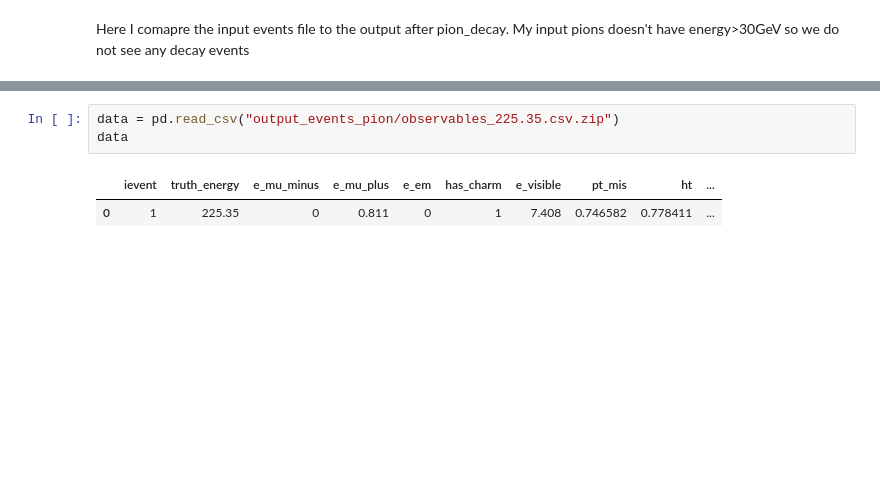
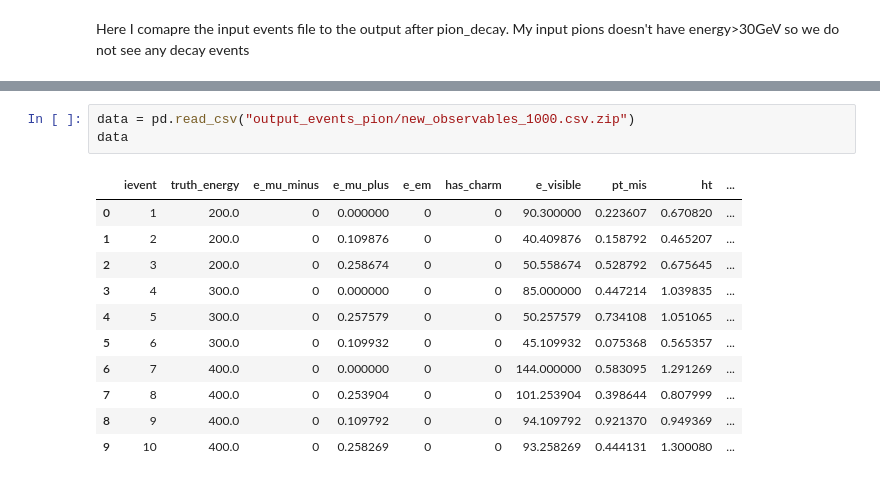
Before and after one commit to JyotismitaAdhikary/Mu_col_nu_portal, a Jupyter notebook: pion_decay.ipynb, the cells around one changed output, grey strips where cells are left out. Saved outputs shown, nothing was run; the diff lists cells and outputs as text; blank space fills up the shorter version.

```diff
--- a/pion_decay.ipynb
+++ b/pion_decay.ipynb
@@ -406,6 +396,15 @@ pion 225.35
-# %%
-data = pd.read_csv("output_events_pion/observables_225.35.csv.zip")
-data
-# %% [output]
-|  | ievent | truth_energy | e_mu_minus | e_mu_plus | e_em | has_charm | e_visible | pt_mis | ht | ... |
-| 0 | 1 | 225.35 | 0 | 0.811 | 0 | 1 | 7.408 | 0.746582 | 0.778411 | ... |
+# %%
+data = pd.read_csv("output_events_pion/new_observables_1000.csv.zip")
+data
+# %% [output]
+|  | ievent | truth_energy | e_mu_minus | e_mu_plus | e_em | has_charm | e_visible | pt_mis | ht | ... |
+| 0 | 1 | 200.0 | 0 | 0.000000 | 0 | 0 | 90.300000 | 0.223607 | 0.670820 | ... |
+| 1 | 2 | 200.0 | 0 | 0.109876 | 0 | 0 | 40.409876 | 0.158792 | 0.465207 | ... |
+| 2 | 3 | 200.0 | 0 | 0.258674 | 0 | 0 | 50.558674 | 0.528792 | 0.675645 | ... |
+| 3 | 4 | 300.0 | 0 | 0.000000 | 0 | 0 | 85.000000 | 0.447214 | 1.039835 | ... |
+| 4 | 5 | 300.0 | 0 | 0.257579 | 0 | 0 | 50.257579 | 0.734108 | 1.051065 | ... |
+| 5 | 6 | 300.0 | 0 | 0.109932 | 0 | 0 | 45.109932 | 0.075368 | 0.565357 | ... |
+| 6 | 7 | 400.0 | 0 | 0.000000 | 0 | 0 | 144.000000 | 0.583095 | 1.291269 | ... |
+| 7 | 8 | 400.0 | 0 | 0.253904 | 0 | 0 | 101.253904 | 0.398644 | 0.807999 | ... |
+| 8 | 9 | 400.0 | 0 | 0.109792 | 0 | 0 | 94.109792 | 0.921370 | 0.949369 | ... |
+| 9 | 10 | 400.0 | 0 | 0.258269 | 0 | 0 | 93.258269 | 0.444131 | 1.300080 | ... |
```
Also changed, not shown: parts of 19 cells of this notebook, 5 other files.
